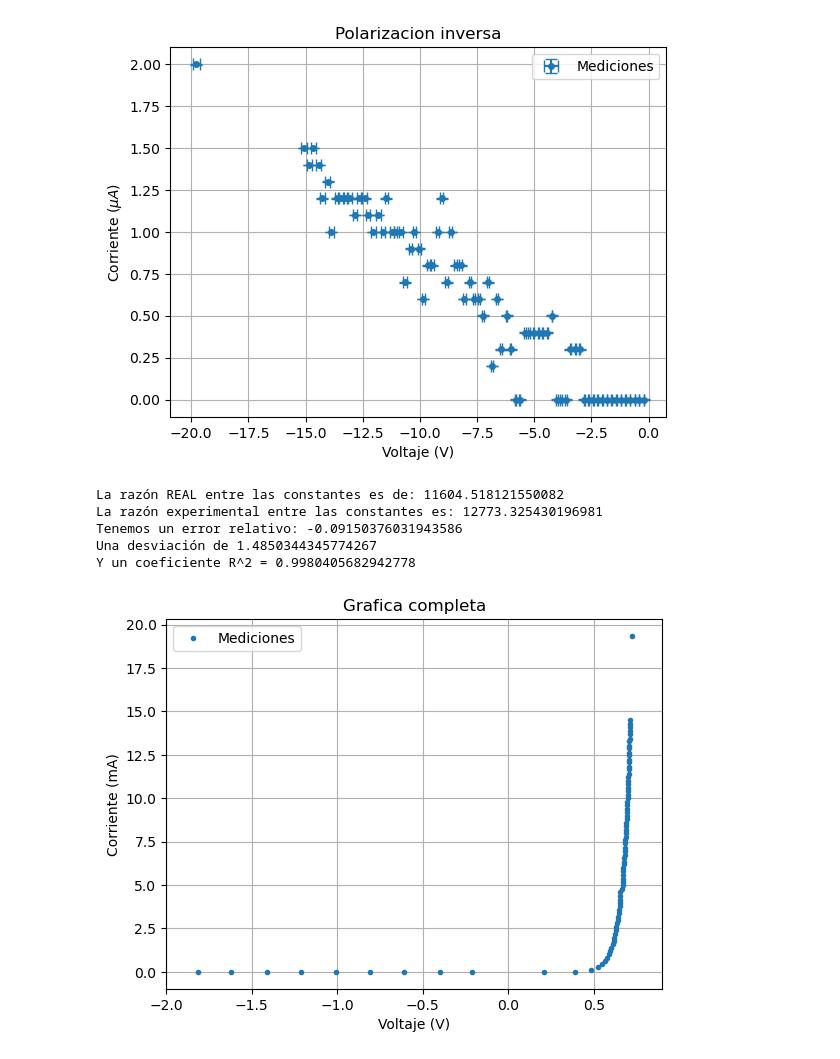
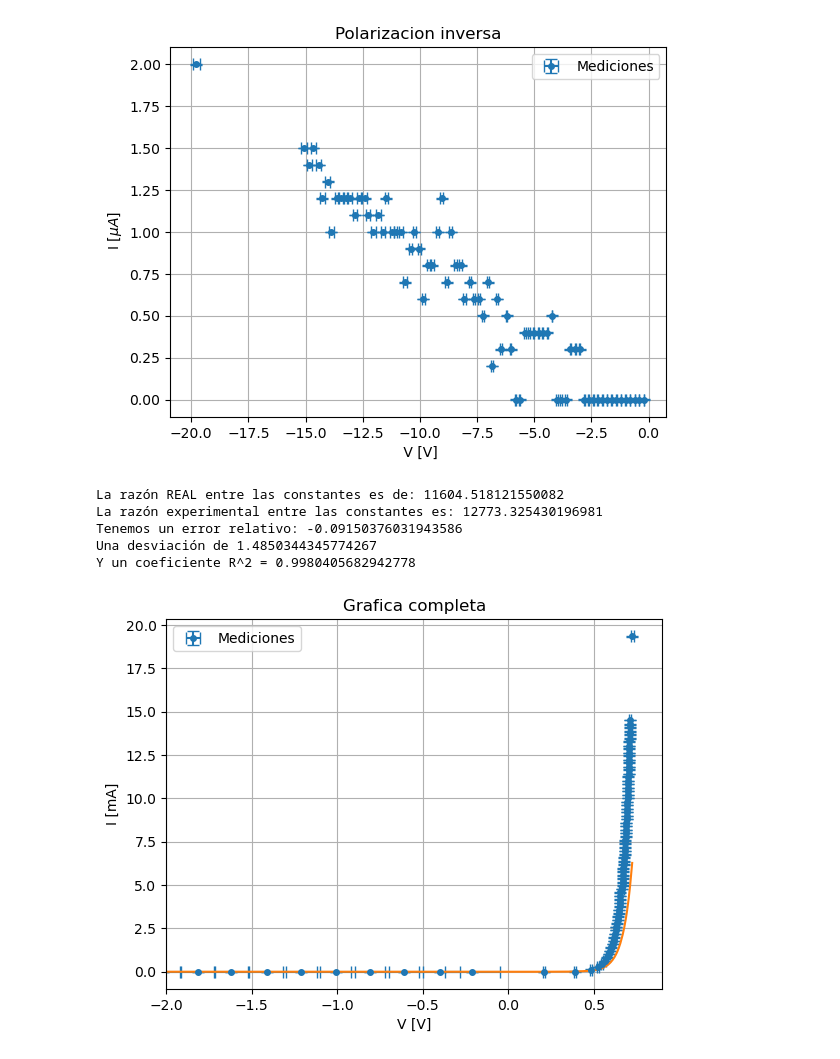
Before and after one commit to Alexi5omg/Labo-Contemporanea, a Jupyter notebook: Practica1/Practica1.ipynb, the cells around one changed output. Drawn from its saved outputs; the diff is of its cells as text; code cells hidden in the pictures.

```diff
--- a/Practica1/Practica1.ipynb
+++ b/Practica1/Practica1.ipynb
@@ -125,12 +123,12 @@ Id_inv = np.array(Id_inv)*1e3    #Pasamos a micro amperes
 
 plt.errorbar(Vd_inv,Id_inv,label='Mediciones', xerr=errorX2, yerr=errorY2, marker='o', markersize=4, linestyle = '', capsize=4)
 plt.title('Polarizacion inversa')
-plt.xlabel('Voltaje (V)'), plt.ylabel(r'Corriente $(\mu A)$')
+plt.xlabel(' V [V]'), plt.ylabel(r' I $[\mu A]$')
 plt.grid()
 plt.legend()
 plt.show()
 # %% [output]
-[figure, old version]
+[figure, new version]
 # %%
 m = model.coef_[0]     #m = pendiente = (e/kb) * 1/(T*N)
 R2 = model.score(Vd_reshape, Id_log)
@@ -157,18 +155,25 @@ Y un coeficiente R^2 = 0.9980405682942778
 # %%
 #Hacemos toda la grafica de I vs V
 V_arr1 = np.array(Vd_inv[::-1])
 V_arr2 = np.array(Vd_direc)
 V_Tot = np.concatenate((V_arr1,V_arr2))
 I_arr1 = np.array(Id_inv[::-1])
 I_arr2 = np.array(Id_direc)
 I_Tot = np.concatenate((I_arr1,I_arr2))
+errorX_Tot = np.concatenate((errorX2,errorX1))
+errorY_Tot = np.concatenate((errorY2,errorY1))
+#Valores esperados
+Is = 5*10**(-6)
+I_esp = Is*(np.exp(e*V_Tot/(n*kb*T))-1)
 
-plt.plot(V_Tot,I_Tot,'.',label='Mediciones')
+#plt.plot(V_Tot,I_Tot,'.',label='Mediciones')
+plt.errorbar(V_Tot,I_Tot,label='Mediciones', xerr=errorX_Tot, yerr=errorY_Tot, marker='o', markersize=4, linestyle = '', capsize=4)
+plt.plot(V_Tot,I_esp)
 plt.title('Grafica completa')
-plt.xlabel('Voltaje (V)'), plt.ylabel('Corriente (mA)')
+plt.xlabel('V [V]'), plt.ylabel('I [mA]')
 plt.xlim([-2,0.9])
 plt.grid()
 plt.legend()
 plt.show()
 # %% [output]
-[figure, old version]
+[figure, new version]
```
Also changed, not shown: parts of 3 cells of this notebook, 4 other files.
